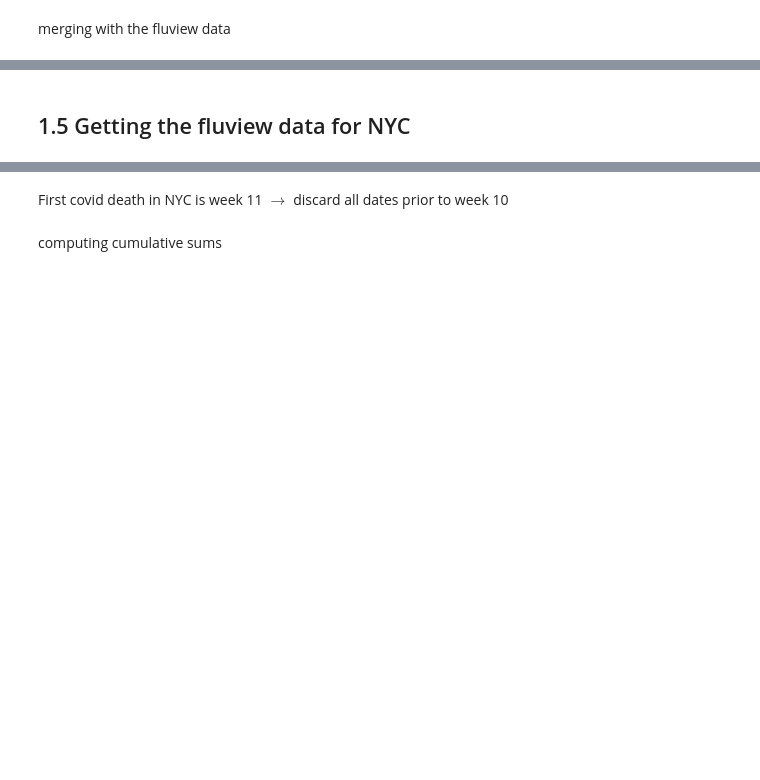
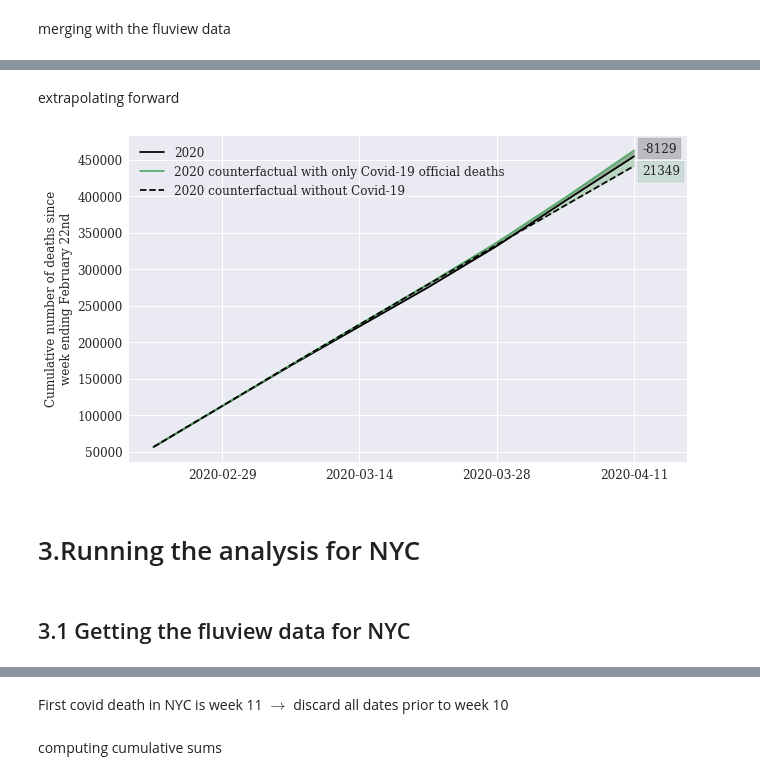
Before and after one commit to sebastianhohmann/covid19_total_death, a Jupyter notebook: us/USA_NYC_counterfactual.ipynb, the cells around one changed output, grey strips where cells are left out. Drawn from its saved outputs; the diff is of its cells as text; code cells hidden in the pictures; blank space fills up the shorter version.

```diff
--- a/us/USA_NYC_counterfactual.ipynb
+++ b/us/USA_NYC_counterfactual.ipynb
@@ -156,0 +189,2 @@ plt.show()
+# %% [markdown]
+extrapolating forward
@@ -157,5 +197,66 @@ plt.show()
+# %%
+df = df.drop(['weekly_growth'], axis=1)
+# %%
+df['counterfactual_2020_covid'] = df.counterfactual + df.covid_deaths.cumsum()
+df = df.drop(['covid_deaths', 'week'], axis=1)
+df.index = df.date
+del df['date']
+del df['year']
+# %%
+palette = sns.color_palette()
+
+f = plt.figure(figsize=(10,6))
+ax = plt.subplot(1,1,1)
+
+ax.plot(df.index,
+        df['cs_2020'],
+        label='2020',
+        color='black')
+ax.plot(df.index,
+        df['counterfactual_2020_covid'],
+        label='2020 counterfactual with only Covid-19 official deaths',
+        color = palette[1])
+ax.plot(df.index,
+        df['counterfactual'],
+        label='2020 counterfactual without Covid-19',
+        color='black',
+        linestyle = '--')
+
+ax.set_xticks(df.index[[1,3,5,7]])
+ax.fill_between(df.index, df['cs_2020'], df['counterfactual_2020_covid'], color='black', alpha='0.2')
+ax.fill_between(df.index, df['counterfactual_2020_covid'], df['counterfactual'], color='green', alpha='0.2')
+
+ax.set_ylabel('Cumulative number of deaths since\nweek ending February 22nd',size=12)
+ax.tick_params(axis='both', which='major', labelsize=12)
+
+ax.legend(loc='upper left',
+          fontsize=12)
+
+plot_margin = 3
+
+x0, x1, y0, y1 = plt.axis()
+plt.axis((x0,
+          x1 + plot_margin,
+          y0,
+          y1))
+
+plt.text(0.919, 0.88, '{}'.format(int(round(df.iloc[-1, 2] - df.iloc[-1, 1]))),
+         bbox=dict(facecolor=palette[1], alpha=0.2), size=12, transform=ax.transAxes)
+
+
+plt.text(0.919, 0.95, '{}'.format(int(round(df.iloc[-1, 0] - df.iloc[-1, 2]))),
+         bbox=dict(facecolor='black', alpha=0.2), size=12, transform=ax.transAxes)
+
+
+plt.show()
+
+f.savefig('_usa.pdf', bbox_inches='tight', dpi=100)
+# %% [output]
+[figure, added]
+# %% [markdown]
+# 3.Running the analysis for NYC
 # %% [markdown]
-## 1.5 Getting the fluview data for NYC
+## 3.1 Getting the fluview data for NYC
 # %%
 fluview_nyc = pd.read_csv('./data/State_Custom_Data.csv')[['SUB AREA', 'SEASON', 'WEEK', 'TOTAL DEATHS', 'PERCENT COMPLETE']]
 # %%
```
Also changed, not shown: parts of 27 cells of this notebook, 6 other files.
